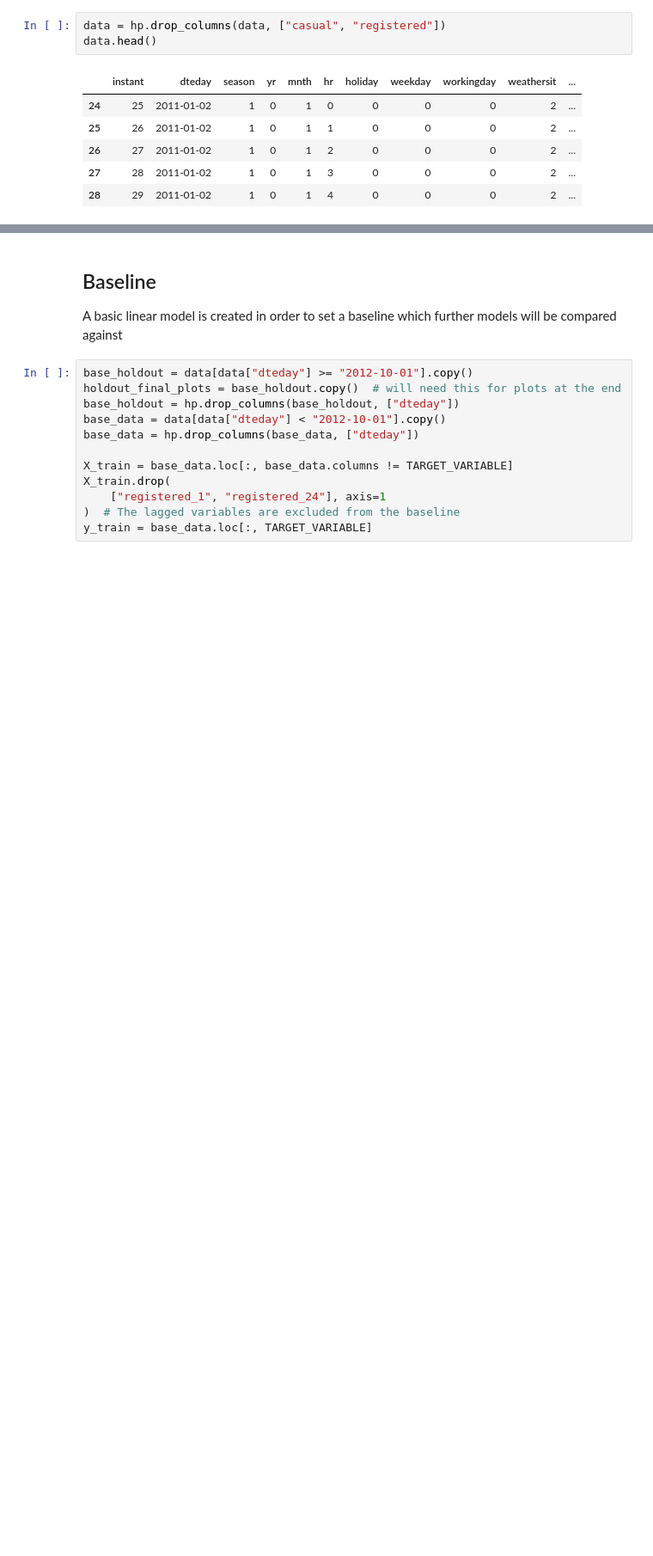
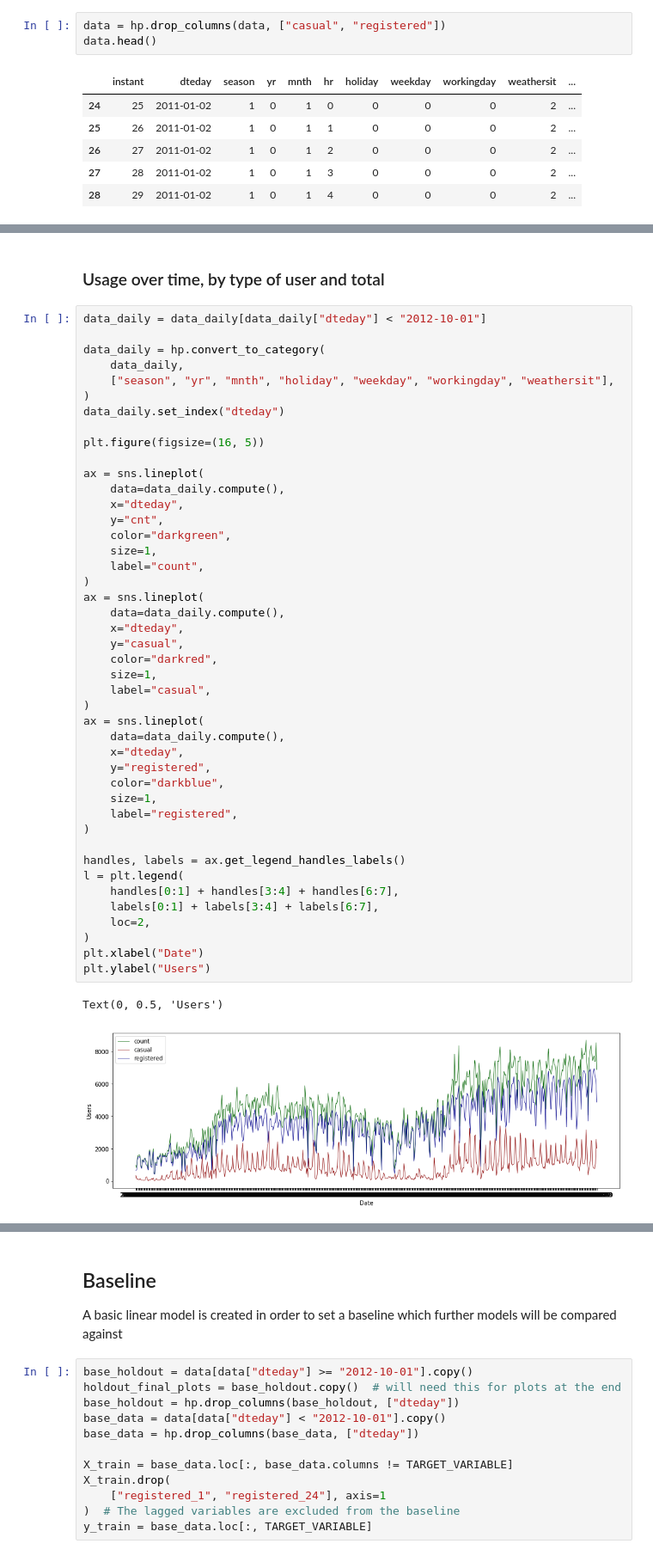
Before and after one commit to f-loguercio/bikesharing_pred_dask, a Jupyter notebook: bikesharing_pred_dask.ipynb, the cells around one changed output, grey strips where cells are left out. Shown at 86% size. Saved outputs shown, nothing was run; the diff lists cells and outputs as text; blank space fills up the shorter version.

Commit message:
Added more graphs

```diff
--- a/bikesharing_pred_dask.ipynb
+++ b/bikesharing_pred_dask.ipynb
@@ -222,0 +346,49 @@ data.head()
+# %% [markdown]
+### Usage over time, by type of user and total
+# %%
+data_daily = data_daily[data_daily["dteday"] < "2012-10-01"]
+
+data_daily = hp.convert_to_category(
+    data_daily,
+    ["season", "yr", "mnth", "holiday", "weekday", "workingday", "weathersit"],
+)
+data_daily.set_index("dteday")
+
+plt.figure(figsize=(16, 5))
+
+ax = sns.lineplot(
+    data=data_daily.compute(),
+    x="dteday",
+    y="cnt",
+    color="darkgreen",
+    size=1,
+    label="count",
+)
+ax = sns.lineplot(
+    data=data_daily.compute(),
+    x="dteday",
+    y="casual",
+    color="darkred",
+    size=1,
+    label="casual",
+)
+ax = sns.lineplot(
+    data=data_daily.compute(),
+    x="dteday",
+    y="registered",
+    color="darkblue",
+    size=1,
+    label="registered",
+)
+
+handles, labels = ax.get_legend_handles_labels()
+l = plt.legend(
+    handles[0:1] + handles[3:4] + handles[6:7],
+    labels[0:1] + labels[3:4] + labels[6:7],
+    loc=2,
+)
+plt.xlabel("Date")
+plt.ylabel("Users")
+# %% [output]
+Text(0, 0.5, 'Users')
+[figure, added]
```
Also changed, not shown: parts of 35 cells of this notebook, 1 other file.
